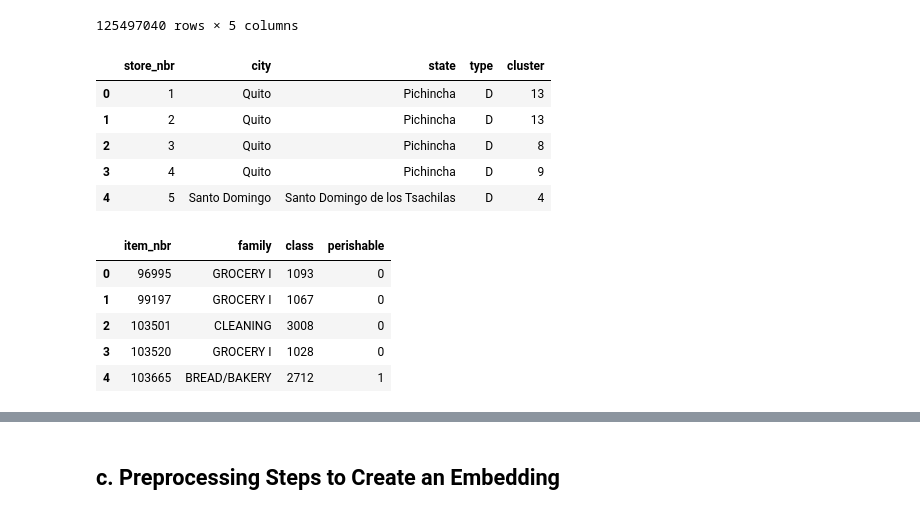
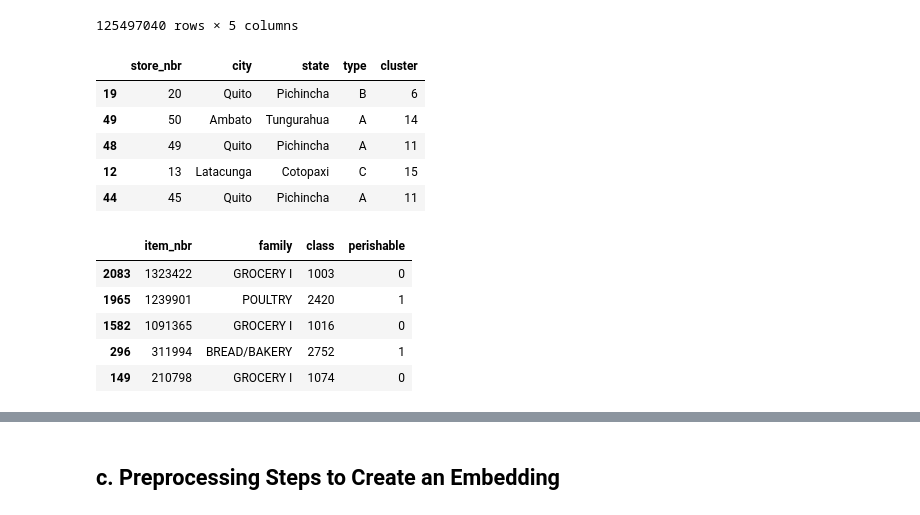
Before and after one commit to Naorko/forcasting-favorita-tf, a Jupyter notebook: workshop_favorita.ipynb, the cells around one changed output, grey strips where cells are left out. Drawn from its saved outputs; the diff is of its cells as text; code cells hidden in the pictures.

```diff
--- a/workshop_favorita.ipynb
+++ b/workshop_favorita.ipynb
@@ -94,21 +84,21 @@ train
 125497040 rows × 5 columns
 # %%
 stores = pd.read_csv('input/stores.csv')#, index_col='store_nbr')
-stores.head()
+stores.sample(5)
 # %% [output]
 |  | store_nbr | city | state | type | cluster |
-| 0 | 1 | Quito | Pichincha | D | 13 |
-| 1 | 2 | Quito | Pichincha | D | 13 |
-| 2 | 3 | Quito | Pichincha | D | 8 |
-| 3 | 4 | Quito | Pichincha | D | 9 |
-| 4 | 5 | Santo Domingo | Santo Domingo de los Tsachilas | D | 4 |
+| 19 | 20 | Quito | Pichincha | B | 6 |
+| 49 | 50 | Ambato | Tungurahua | A | 14 |
+| 48 | 49 | Quito | Pichincha | A | 11 |
+| 12 | 13 | Latacunga | Cotopaxi | C | 15 |
+| 44 | 45 | Quito | Pichincha | A | 11 |
 # %%
 items = pd.read_csv('input/items.csv')#, index_col='item_nbr')
-items.head()
+items.sample(5)
 # %% [output]
 |  | item_nbr | family | class | perishable |
-| 0 | 96995 | GROCERY I | 1093 | 0 |
-| 1 | 99197 | GROCERY I | 1067 | 0 |
-| 2 | 103501 | CLEANING | 3008 | 0 |
-| 3 | 103520 | GROCERY I | 1028 | 0 |
-| 4 | 103665 | BREAD/BAKERY | 2712 | 1 |
+| 2083 | 1323422 | GROCERY I | 1003 | 0 |
+| 1965 | 1239901 | POULTRY | 2420 | 1 |
+| 1582 | 1091365 | GROCERY I | 1016 | 0 |
+| 296 | 311994 | BREAD/BAKERY | 2752 | 1 |
+| 149 | 210798 | GROCERY I | 1074 | 0 |
```
Also changed, not shown: parts of 91 cells of this notebook, 2 other files.
